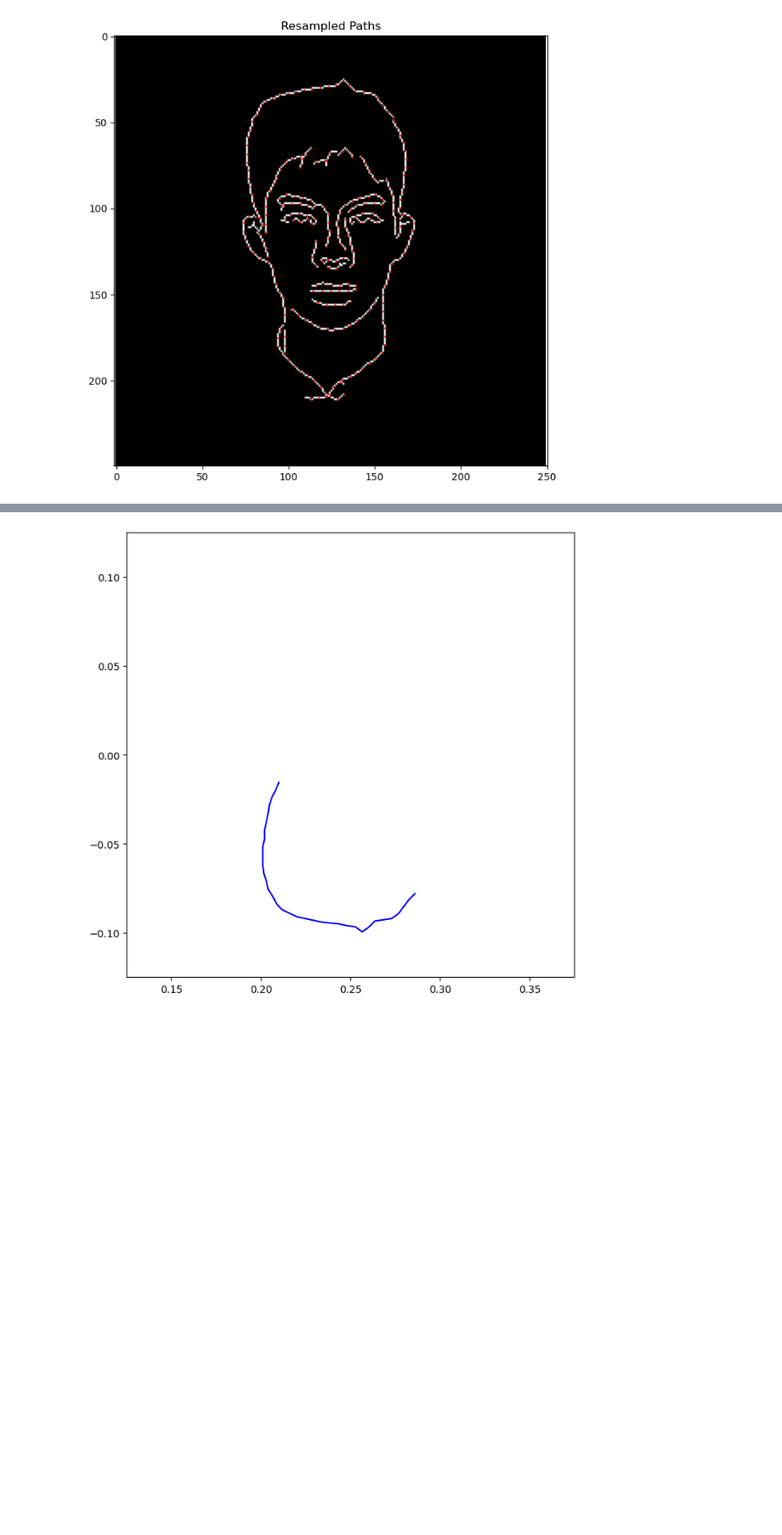
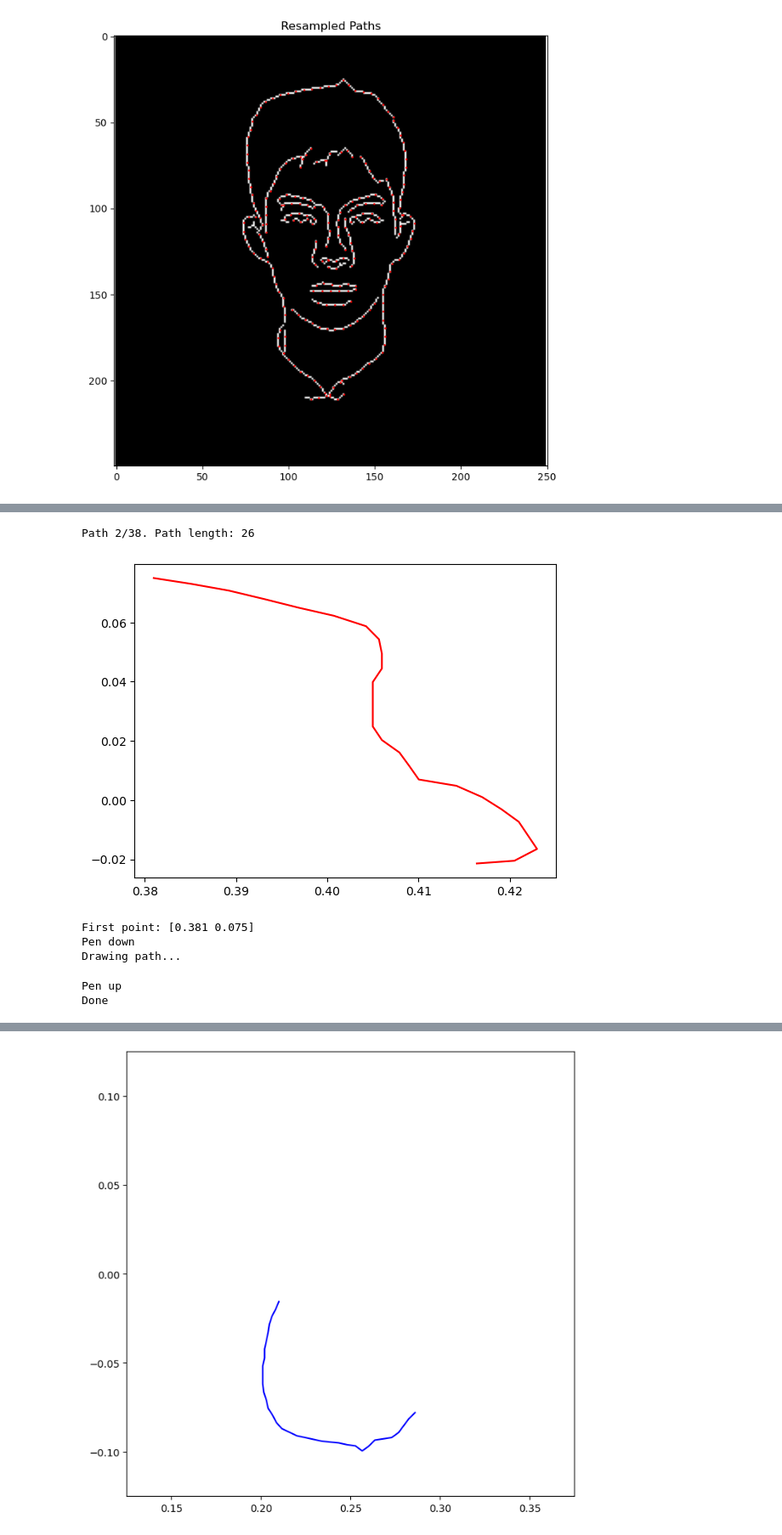
Before and after one commit to Chainathan/RobotDrawing, a Jupyter notebook: scripts/test_sai.ipynb, the cells around one changed output, grey strips where cells are left out. Shown: that part at 85% size. Drawn from its saved outputs; the diff is of its cells as text; code cells hidden in the pictures; blank space fills up the shorter version.

```diff
--- a/scripts/test_sai.ipynb
+++ b/scripts/test_sai.ipynb
@@ -32,0 +107,23 @@ Number of points after resampling: 257
+# %%
+i = 0
+# resampled_paths.sort(key=len, reverse=True)
+# %%
+if i >= len(resampled_paths):
+    print("Finished all paths")
+else:
+    path = resampled_paths[i]
+    print(f'Path {i+1}/{len(resampled_paths)}. Path length: {len(path)}')
+    path = robot.convert_to_canvas_coords(path)
+    plt.plot(path[:, 0], path[:, 1], 'r')
+    plt.show()
+    robot.draw_path(path)
+    i=i+1
+print("Done")
+# %% [output]
+Path 2/38. Path length: 26
+[figure, added]
+First point: [0.381 0.075]
+Pen down
+Drawing path...
+Pen up
+Done
```
Also changed, not shown: parts of 22 cells of this notebook, 1 other file.
